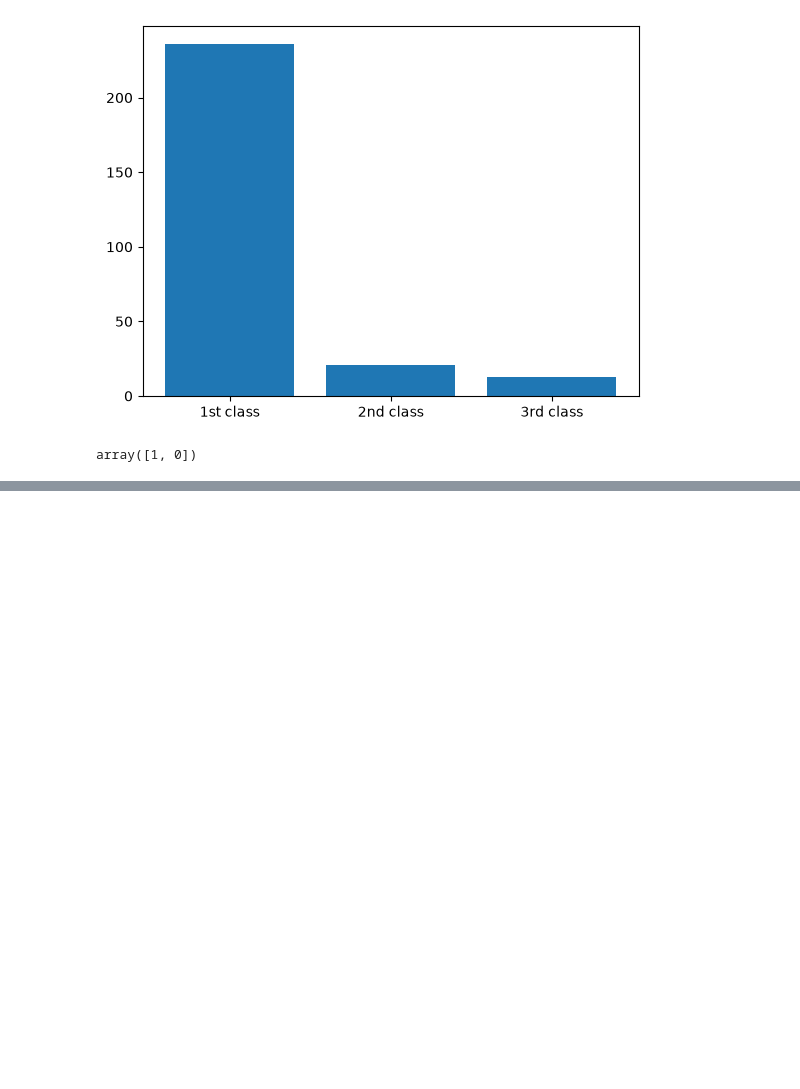
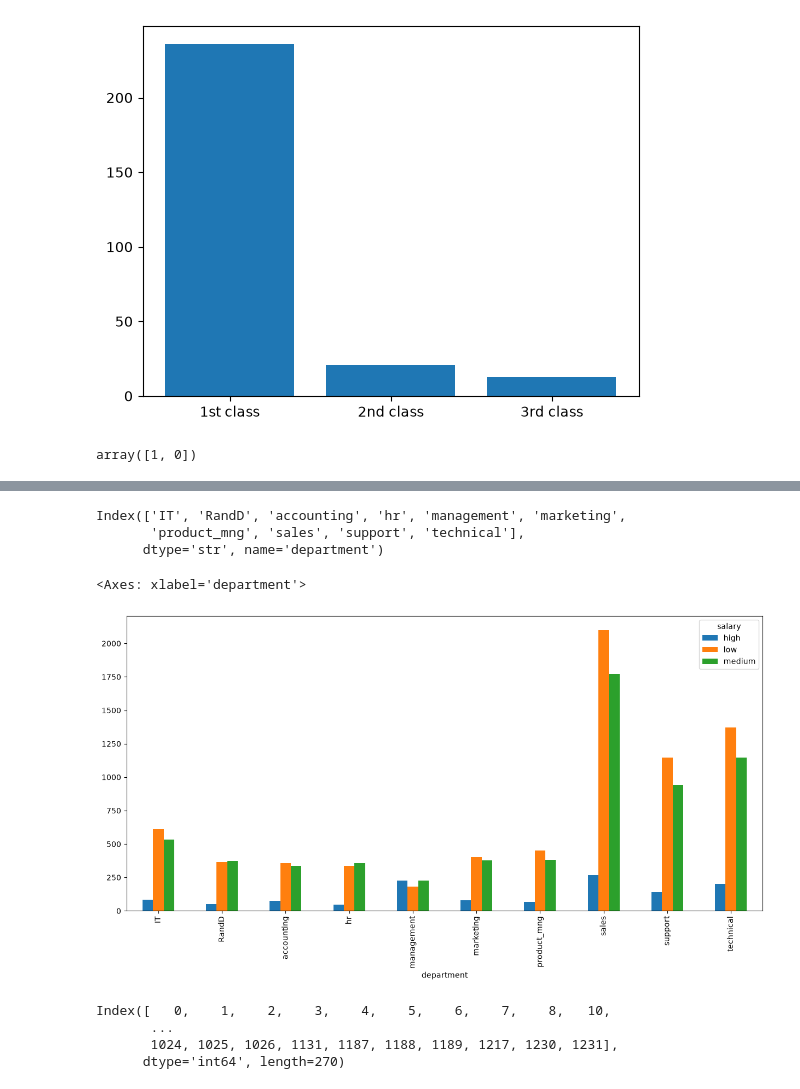
Before and after one commit to Ashuu189/python-libraries-pro, a Jupyter notebook: PracticeSheet/complete-matplotlib-sheet.ipynb, the cells around one changed output, grey strips where cells are left out. Saved outputs shown, nothing was run; the diff lists cells and outputs as text; code cells hidden in the pictures; blank space fills up the shorter version.

```diff
--- a/PracticeSheet/complete-matplotlib-sheet.ipynb
+++ b/PracticeSheet/complete-matplotlib-sheet.ipynb
@@ -398,0 +480,13 @@ plt.legend()
+# %%
+ge_hr=hr.groupby(['department','salary'])['employee_id'].count().unstack()
+# %%
+ge_hr.index
+# %% [output]
+Index(['IT', 'RandD', 'accounting', 'hr', 'management', 'marketing',
+       'product_mng', 'sales', 'support', 'technical'],
+      dtype='str', name='department')
+# %%
+ge_hr.plot(kind='bar',figsize=(15,7))
+# %% [output]
+<Axes: xlabel='department'>
+[figure, added]
@@ -398,0 +495,7 @@ plt.legend()
+# %%
+a.index
+# %% [output]
+Index([   0,    1,    2,    3,    4,    5,    6,    7,    8,   10,
+       ...
+       1024, 1025, 1026, 1131, 1187, 1188, 1189, 1217, 1230, 1231],
+      dtype='int64', length=270)
```
Also changed, not shown: parts of 22 cells of this notebook.
